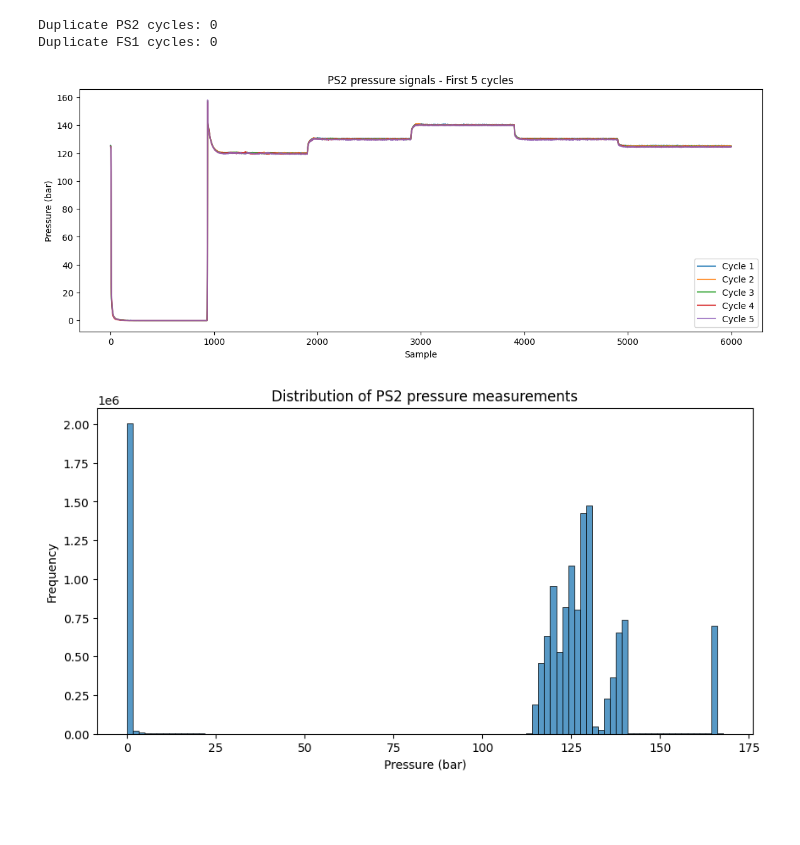
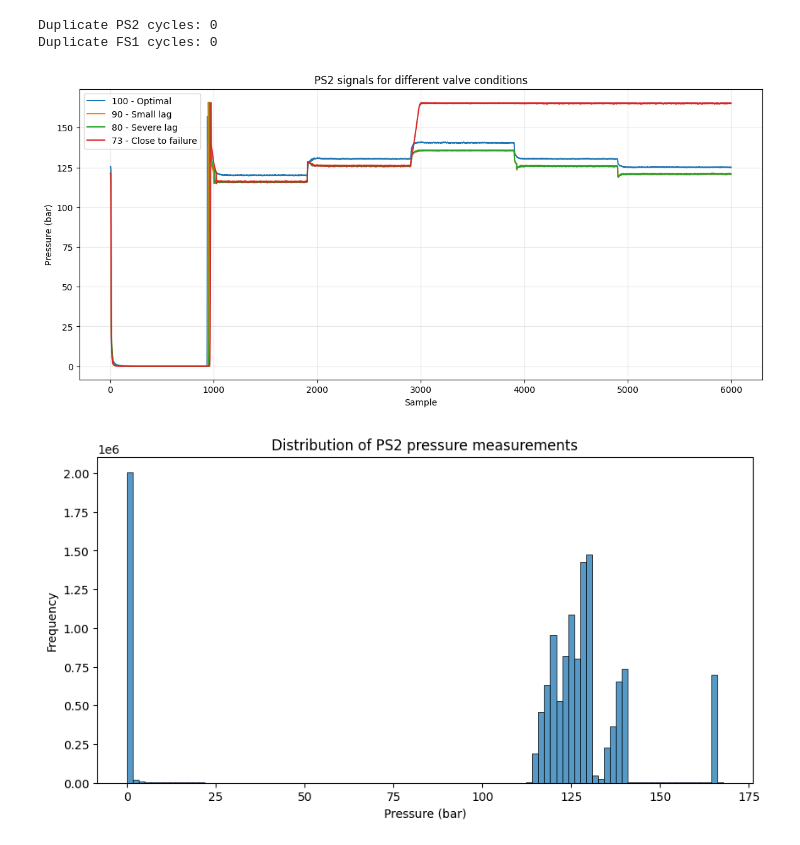
Before and after one commit to alex-05-20/ML_Project, a Jupyter notebook: project_ml.ipynb, the cells around one changed output. Saved outputs shown, nothing was run; the diff lists cells and outputs as text; code cells hidden in the pictures; blank space fills up the shorter version.

Commit message:
Graph corrections

```diff
--- a/project_ml.ipynb
+++ b/project_ml.ipynb
@@ -220,16 +220,24 @@ Duplicate PS2 cycles: 0
 Duplicate FS1 cycles: 0
 # %%
 # Coourbe de la pression pour les 5 premier cycles pour visualiser les donnees
-plt.figure(figsize=(14, 5))
-for cycle in range(5):
-    plt.plot(ps2.iloc[cycle], label=f"Cycle {cycle + 1}", alpha=0.8)
-plt.title("PS2 pressure signals - First 5 cycles")
+# Valve conditions
+conditions = [100, 90, 80, 73]
+condition_labels = { 100: "Optimal", 90: "Small lag", 80: "Severe lag", 73: "Close to failure"}
+plt.figure(figsize=(14, 6))
+for condition in conditions:
+    cycle_index = valve_condition[
+        valve_condition == condition].index[0]
+    plt.plot(
+        ps2.iloc[cycle_index],
+        label=f"{condition} - {condition_labels[condition]}")
+plt.title("PS2 signals for different valve conditions")
 plt.xlabel("Sample")
 plt.ylabel("Pressure (bar)")
 plt.legend()
+plt.grid(alpha=0.3)
 plt.show()
 # %% [output]
-[figure, old version]
+[figure, new version]
 # %%
 # Distribution des donnees de pressions du capteur PS2
 plt.figure(figsize=(10, 5))
```
Also changed, not shown: parts of 1 cell of this notebook.
